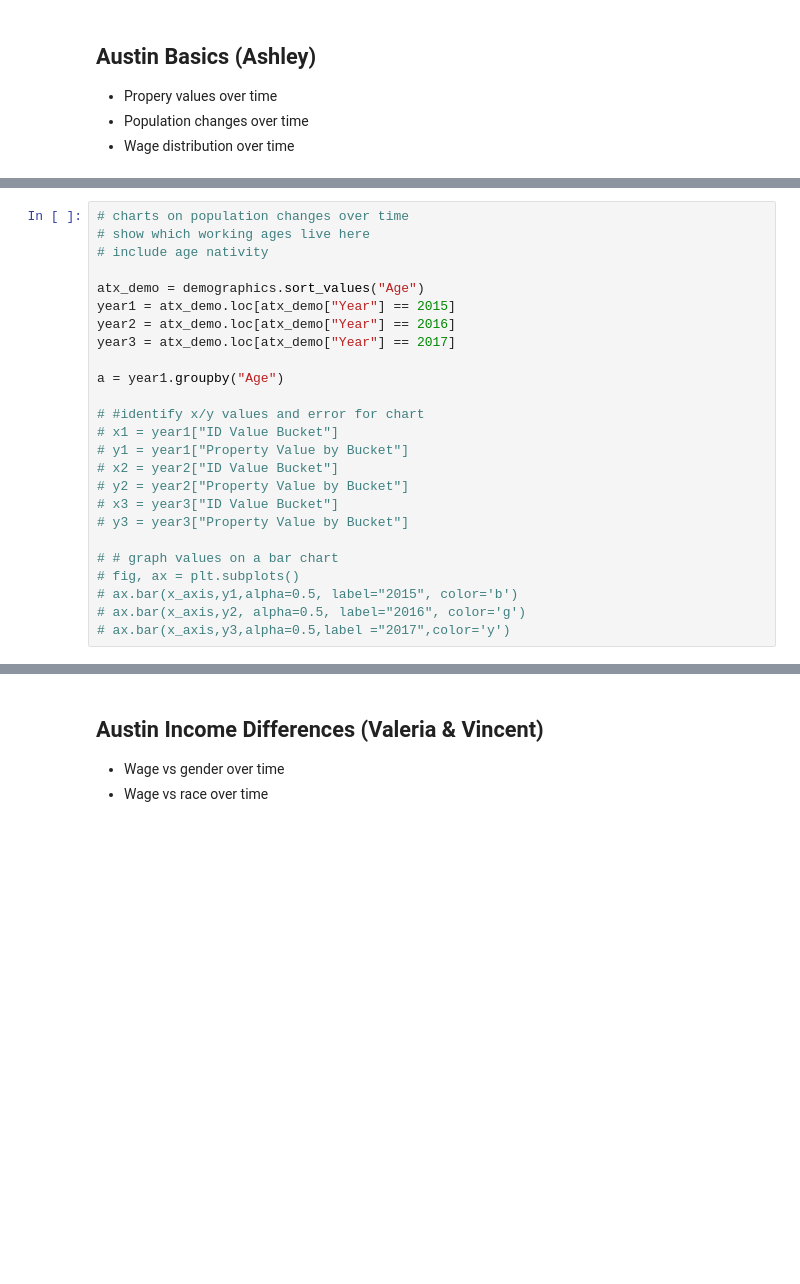
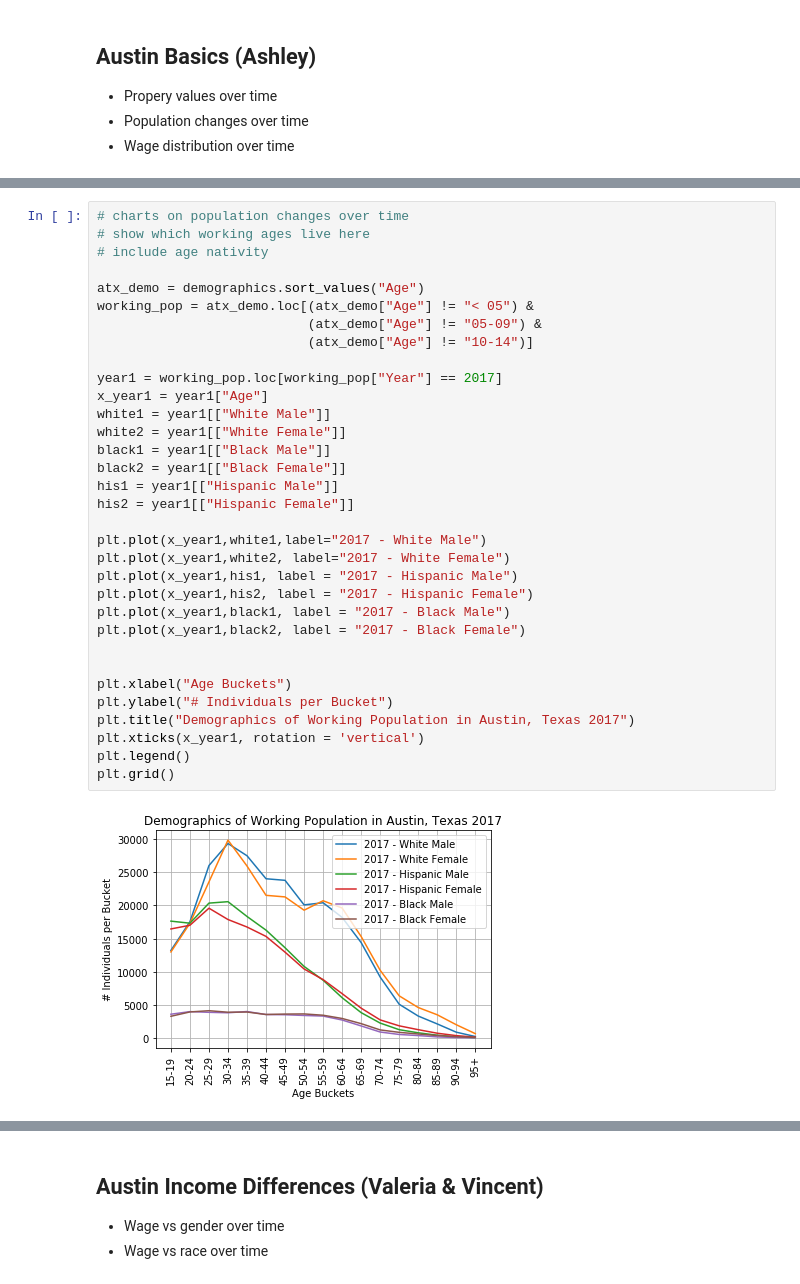
Before and after one commit to aktavern/Project-1, a Jupyter notebook: Project 1 - Final Data Analysis.ipynb, the cells around one changed output, grey strips where cells are left out. Saved outputs shown, nothing was run; the diff lists cells and outputs as text; blank space fills up the shorter version.

Commit message:
finalized demo data

```diff
--- a/Project 1 - Final Data Analysis.ipynb
+++ b/Project 1 - Final Data Analysis.ipynb
@@ -216,31 +191,41 @@ ax.legend()
 # %% [output]
 <matplotlib.legend.Legend at 0x...>
 [figure]
-# %%
-# charts on population changes over time
-# show which working ages live here
-# include age nativity
-
-atx_demo = demographics.sort_values("Age")
-year1 = atx_demo.loc[atx_demo["Year"] == 2015]
-year2 = atx_demo.loc[atx_demo["Year"] == 2016]
-year3 = atx_demo.loc[atx_demo["Year"] == 2017]
-
-a = year1.groupby("Age")
-
-# #identify x/y values and error for chart
-# x1 = year1["ID Value Bucket"]
-# y1 = year1["Property Value by Bucket"]
-# x2 = year2["ID Value Bucket"]
-# y2 = year2["Property Value by Bucket"]
-# x3 = year3["ID Value Bucket"]
-# y3 = year3["Property Value by Bucket"]
-
-# # graph values on a bar chart
-# fig, ax = plt.subplots()
-# ax.bar(x_axis,y1,alpha=0.5, label="2015", color='b')
-# ax.bar(x_axis,y2, alpha=0.5, label="2016", color='g')
-# ax.bar(x_axis,y3,alpha=0.5,label ="2017",color='y')
+# %%
+# charts on population changes over time
+# show which working ages live here
+# include age nativity
+
+atx_demo = demographics.sort_values("Age")
+working_pop = atx_demo.loc[(atx_demo["Age"] != "< 05") &
+                           (atx_demo["Age"] != "05-09") &
+                           (atx_demo["Age"] != "10-14")]
+
+year1 = working_pop.loc[working_pop["Year"] == 2017]
+x_year1 = year1["Age"]
+white1 = year1[["White Male"]]
+white2 = year1[["White Female"]]
+black1 = year1[["Black Male"]]
+black2 = year1[["Black Female"]]
+his1 = year1[["Hispanic Male"]]
+his2 = year1[["Hispanic Female"]]
+
+plt.plot(x_year1,white1,label="2017 - White Male")
+plt.plot(x_year1,white2, label="2017 - White Female")
+plt.plot(x_year1,his1, label = "2017 - Hispanic Male")
+plt.plot(x_year1,his2, label = "2017 - Hispanic Female")
+plt.plot(x_year1,black1, label = "2017 - Black Male")
+plt.plot(x_year1,black2, label = "2017 - Black Female")
+
+
+plt.xlabel("Age Buckets")
+plt.ylabel("# Individuals per Bucket")
+plt.title("Demographics of Working Population in Austin, Texas 2017")
+plt.xticks(x_year1, rotation = 'vertical')
+plt.legend()
+plt.grid()
+# %% [output]
+[figure, added]
 # %%
 # charts on wage distribution over time
 
```
Also changed, not shown: parts of 7 cells of this notebook.
